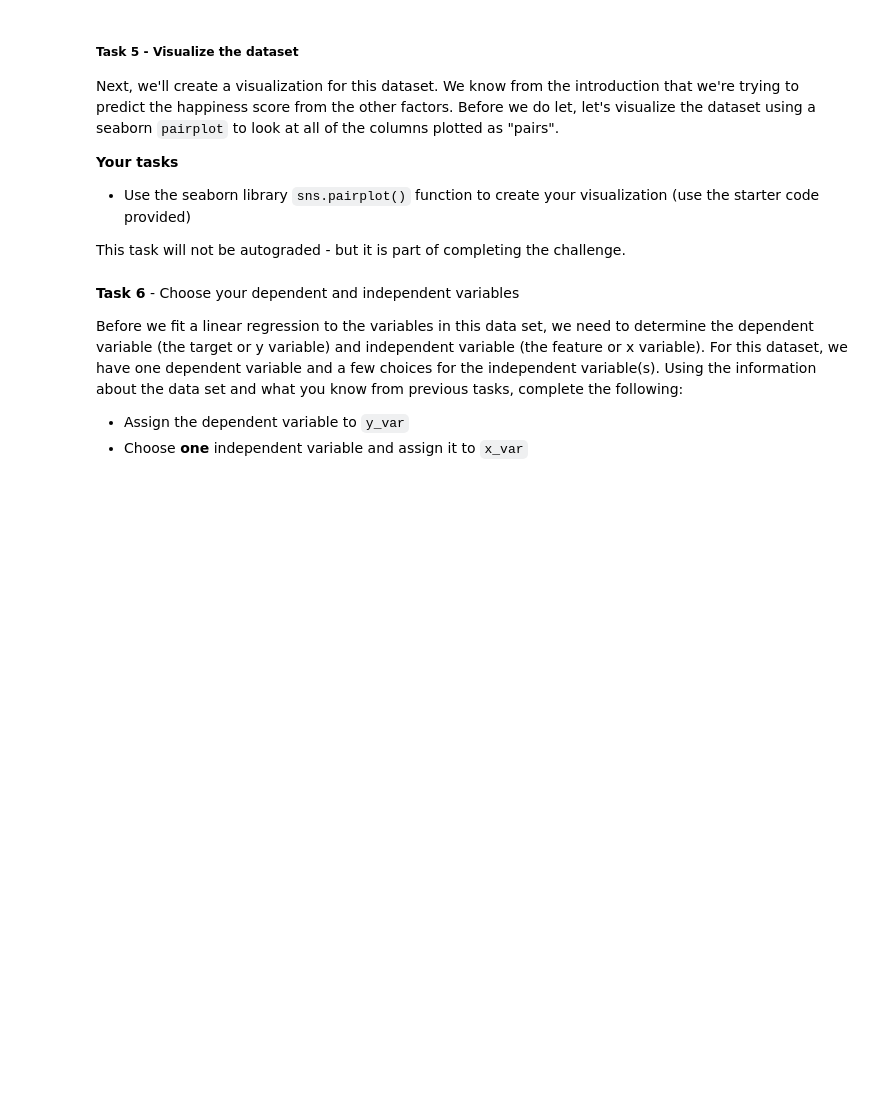
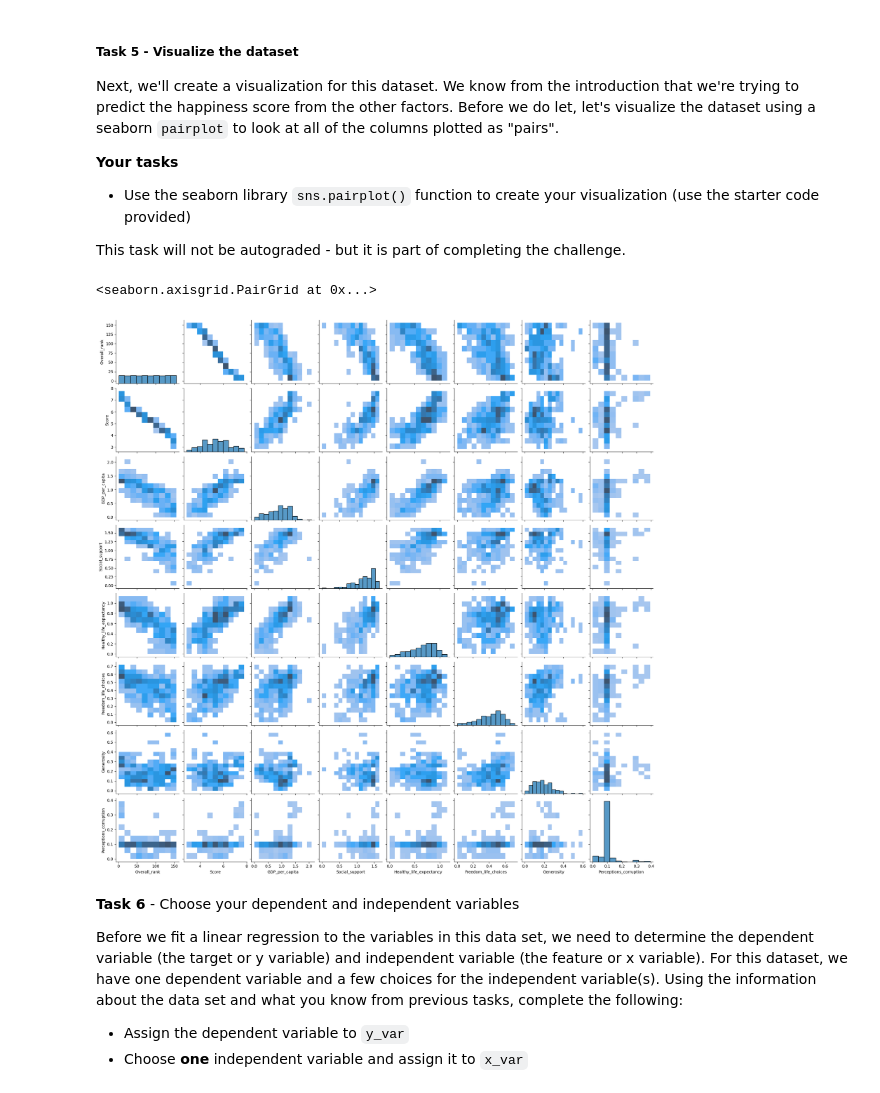
Before and after one commit to sikoh/DS-Linear-Algebra, a Jupyter notebook: Sprint-Challenge/DS_SprintChallenge_LinearAlgebra.ipynb, the cells around one changed output. Drawn from its saved outputs; the diff is of its cells as text; code cells hidden in the pictures; blank space fills up the shorter version.

```diff
--- a/Sprint-Challenge/DS_SprintChallenge_LinearAlgebra.ipynb
+++ b/Sprint-Challenge/DS_SprintChallenge_LinearAlgebra.ipynb
@@ -150,4 +164,7 @@ that makes sense to you. Describe your reasoning in the following markdown cell.
 # Task 4
 
 # YOUR CODE HERE
-raise NotImplementedError()
+#raise NotImplementedError()
+# Using the median to fill missing values
+median_value = happy['Perceptions_corruption'].median()
+happy['Perceptions_corruption'].fillna(median_value, inplace=True)
@@ -173,12 +201,13 @@ This task will not be autograded - but it is part of completing the challenge.
 # %%
 # Task 5
 
-# Import seaborn
-import seaborn as sns
+# YOUR CODE HERE
+#raise NotImplementedError()
 
-
-# YOUR CODE HERE
-raise NotImplementedError()
+sns.pairplot(happy, kind='hist')
+# %% [output]
+<seaborn.axisgrid.PairGrid at 0x...>
+[figure, added]
 # %% [markdown]
 **Task 6** - Choose your dependent and independent variables
 
```
Also changed, not shown: parts of 17 cells of this notebook.
